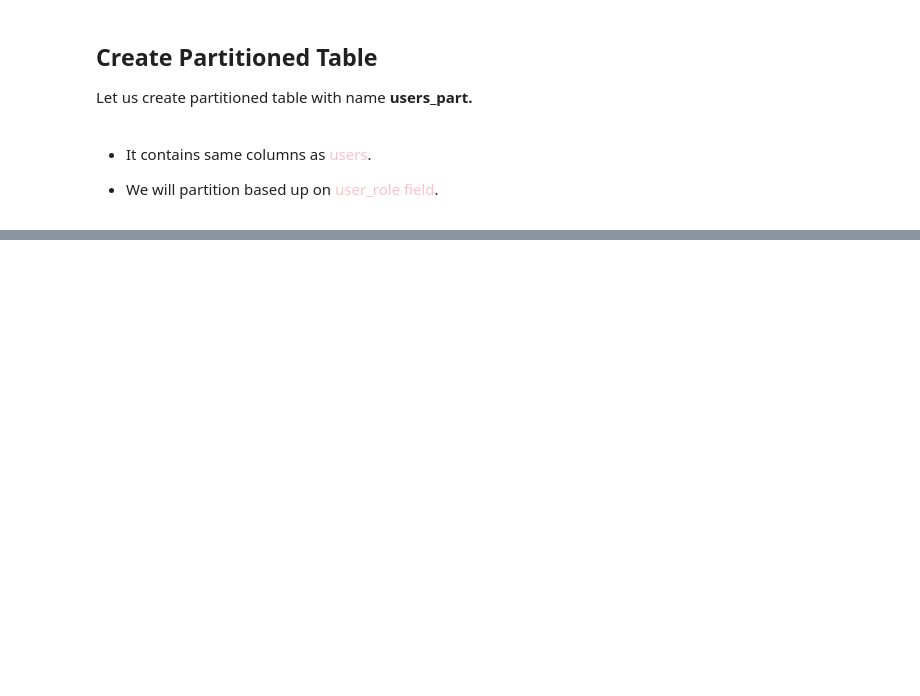
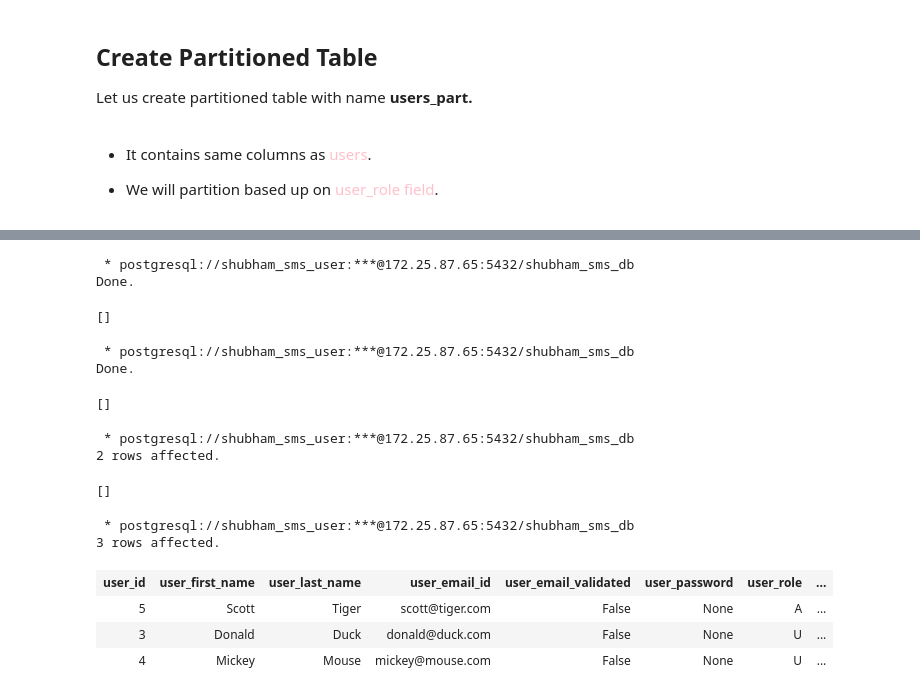
Before and after one commit to shubhammathur3110/Data-Engineering, a Jupyter notebook: material/01_SQL/Concepts/Partitioning.ipynb, the cells around one changed output, grey strips where cells are left out. Drawn from its saved outputs; the diff is of its cells as text; code cells hidden in the pictures; blank space fills up the shorter version.

```diff
--- a/material/01_SQL/Concepts/Partitioning.ipynb
+++ b/material/01_SQL/Concepts/Partitioning.ipynb
@@ -56,0 +263,39 @@ select * from shubham.orders limit 10
+# %%
+%%sql
+
+Alter table shubham.users_part
+    detach partition shubham.users_part_default
+# %% [output]
+ * postgresql://shubham_sms_user:***@172.25.87.65:5432/shubham_sms_db
+Done.
+[]
+# %%
+%%sql
+
+create table shubham.users_part_U
+    partition of shubham.users_part
+     for values IN('U')
+# %% [output]
+ * postgresql://shubham_sms_user:***@172.25.87.65:5432/shubham_sms_db
+Done.
+[]
+# %%
+%%sql
+
+insert into shubham.users_part
+select * from shubham.users_part_default
+# %% [output]
+ * postgresql://shubham_sms_user:***@172.25.87.65:5432/shubham_sms_db
+2 rows affected.
+[]
+# %%
+%%sql
+
+select * from shubham.users_part
+# %% [output]
+ * postgresql://shubham_sms_user:***@172.25.87.65:5432/shubham_sms_db
+3 rows affected.
+| user_id | user_first_name | user_last_name | user_email_id | user_email_validated | user_password | user_role | ... |
+| 5 | Scott | Tiger | scott@tiger.com | False | None | A | ... |
+| 3 | Donald | Duck | donald@duck.com | False | None | U | ... |
+| 4 | Mickey | Mouse | mickey@mouse.com | False | None | U | ... |
```
Also changed, not shown: parts of 41 cells of this notebook.
